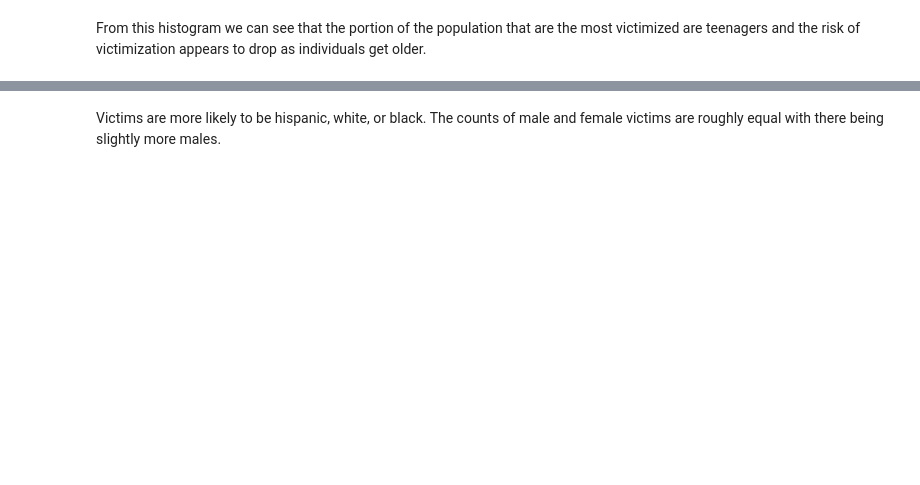
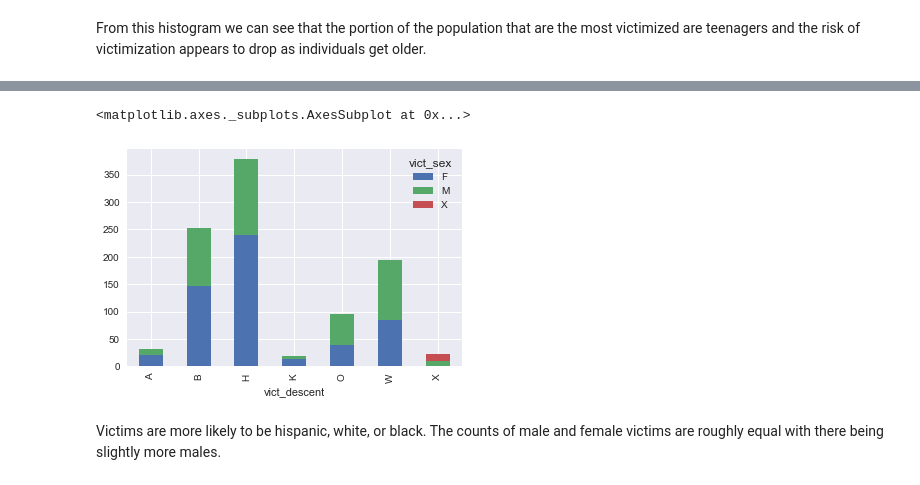
Before and after one commit to jbdave112/Springboard, a Jupyter notebook: Capstone_Project_Data_Wrangling.ipynb, the cells around one changed output, grey strips where cells are left out. Drawn from its saved outputs; the diff is of its cells as text; code cells hidden in the pictures; blank space fills up the shorter version.

```diff
--- a/Capstone_Project_Data_Wrangling.ipynb
+++ b/Capstone_Project_Data_Wrangling.ipynb
@@ -213,0 +209,3 @@ sns.countplot(x='vict_sex', data = crime_df)
+# %%
+counts = crime_df.groupby(['vict_descent', 'vict_sex'])['crm_cd'].count().unstack('vict_sex').fillna(0)
+print(counts)
@@ -214,2 +222,7 @@ sns.countplot(x='vict_sex', data = crime_df)
+# %%
+counts[['F', 'M', 'X']].plot(kind='bar', stacked = True)
+# %% [output]
+<matplotlib.axes._subplots.AxesSubplot at 0x...>
+[figure, added]
 # %% [markdown]
 Victims are more likely to be hispanic, white, or black. The counts of male and female victims are roughly equal with there being slightly more males.
```
Also changed, not shown: parts of 18 cells of this notebook.
